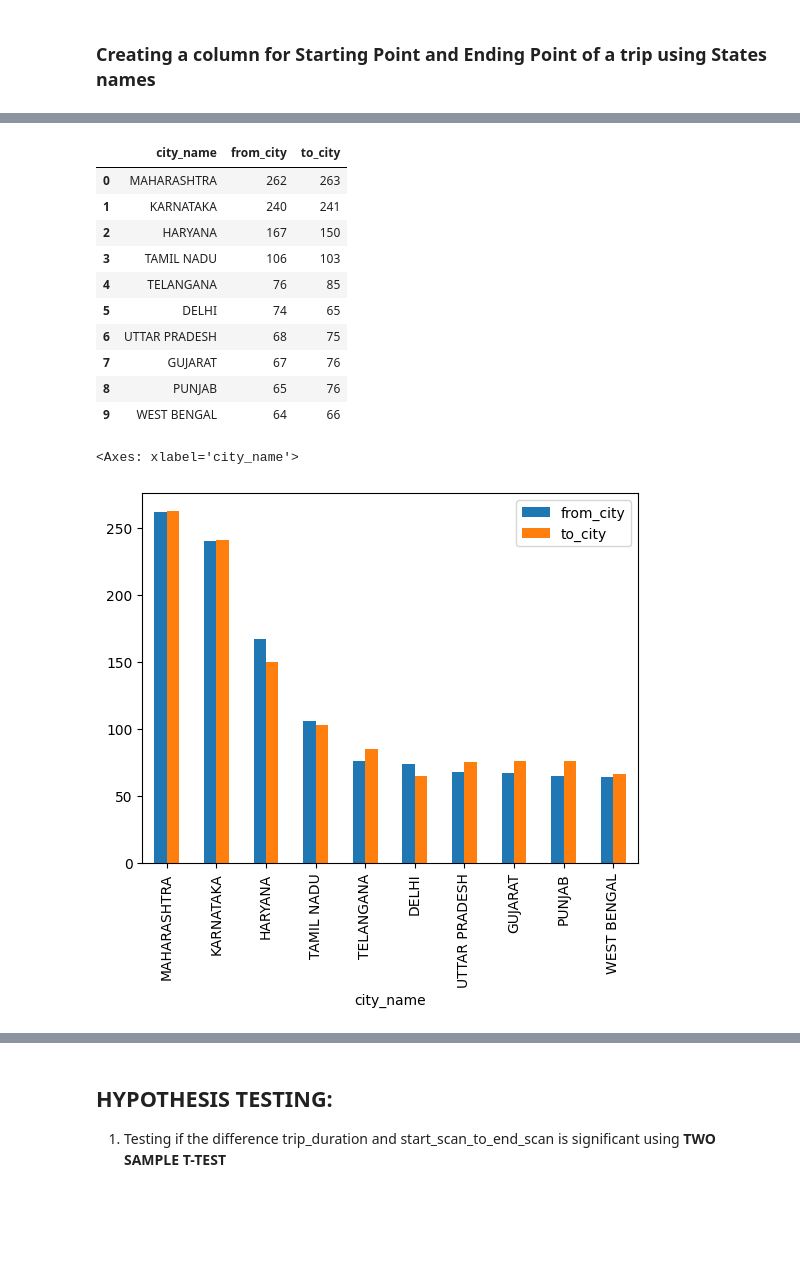
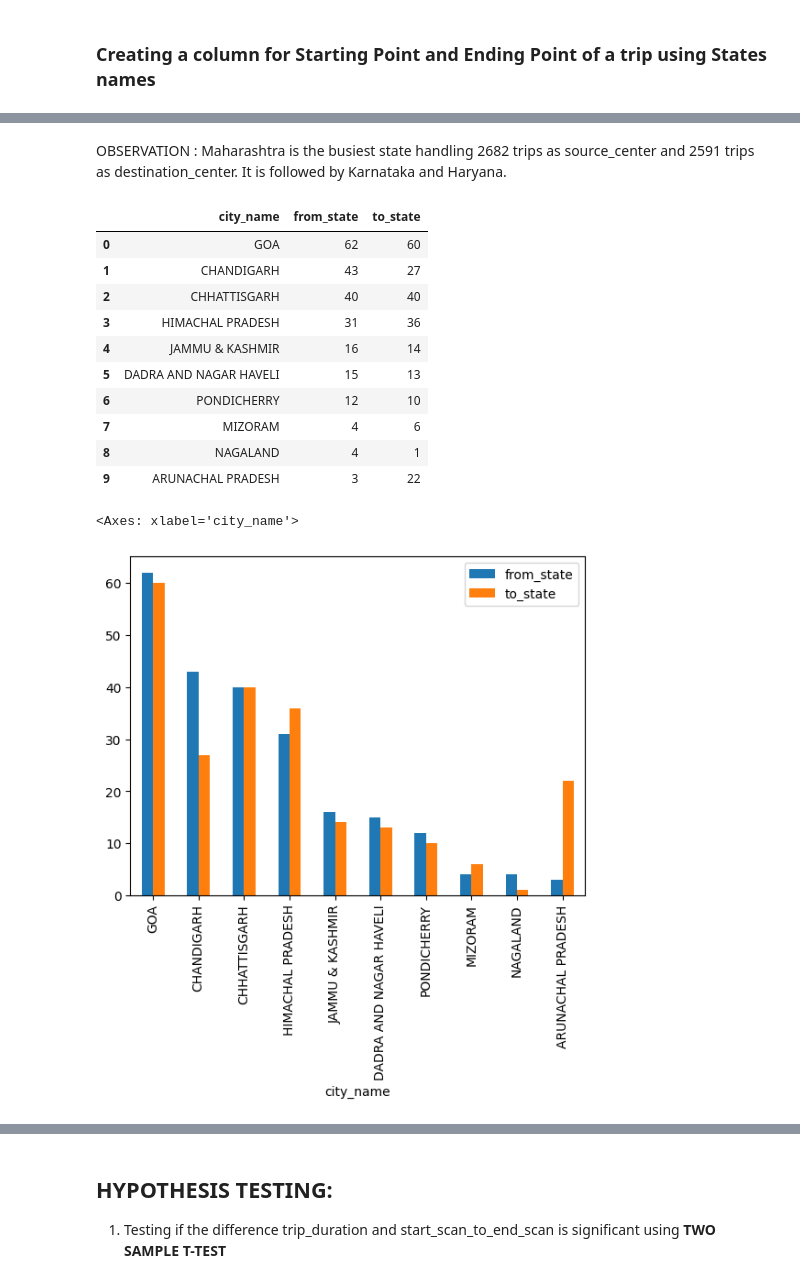
Before and after one commit to akshayabhale1406/SCLR_Delhivery_FE, a Jupyter notebook: Delhivery_FE.ipynb, the cells around one changed output, grey strips where cells are left out. Drawn from its saved outputs; the diff is of its cells as text; code cells hidden in the pictures; blank space fills up the shorter version.

```diff
--- a/Delhivery_FE.ipynb
+++ b/Delhivery_FE.ipynb
@@ -314,5 +316,5 @@ df_combined_times.head()
 # %%
-df_start_t_to_end_t = df.groupby("trip_uuid")["start_scan_to_end_scan"].last()
+df_start_t_to_end_t = df.groupby("trip_uuid")[["start_scan_to_end_scan","actual_distance_to_destination"]].last()
 df_start_t_to_end_t = df_start_t_to_end_t.reset_index()
 df_combined_times = df_combined_times.merge(df_start_t_to_end_t, on = "trip_uuid")
 df_combined_times.head()
@@ -338,5 +354,5 @@ df_combined_times.head()
 # %%
-df_combined_times = df_combined_times.loc[:, ['trip_uuid', 'route_type', 'source_name', 'trip_start_date', 'destination_name', 'od_end_time', 'trip_duration', 'start_scan_to_end_scan', 'actual_time', 'accumulated_actual_time', 'osrm_time', 'accumulated_osrm_time', 'osrm_distance', 'accumulated_osrm_distance']]
+df_combined_times = df_combined_times.loc[:, ['trip_uuid', 'route_type', 'source_name', 'trip_start_date', 'destination_name', 'od_end_time', 'trip_duration', "actual_distance_to_destination", 'start_scan_to_end_scan', 'actual_time', 'accumulated_actual_time', 'osrm_time', 'accumulated_osrm_time', 'osrm_distance', 'accumulated_osrm_distance']]
 df_combined_times["od_end_time"] = df_combined_times["od_end_time"].dt.date
 df_combined_times = df_combined_times.rename(columns = {"od_end_time" : "trip_end_date"})
 df_combined_times.head()
@@ -419,31 +439,33 @@ df_most_busy_center.plot(x = "Center_Code", y=["source_center", "destination_cen
+# %% [markdown]
+OBSERVATION : Maharashtra is the busiest state handling 2682 trips as source_center and 2591 trips as destination_center. It is followed by Karnataka and Haryana.
 # %%
-df_top_10_city = df_combined_times["source_name"].value_counts().head(10)
+df_bottom_10_city = df_combined_times["source_name"].value_counts().tail(13)
 
-df_top_10_destination_name = df_combined_times["destination_name"].value_counts().head(10)
+df_bottom_10_destination_name = df_combined_times["destination_name"].value_counts().tail(13)
 
-df_most_busy_city = df_top_10_city.reset_index().merge(df_top_10_destination_name.reset_index(), left_on="source_name", right_on="destination_name")
+df_least_busy_city = df_bottom_10_city.reset_index().merge(df_bottom_10_destination_name.reset_index(), left_on="source_name", right_on="destination_name")
 
-df_most_busy_city = df_most_busy_city.rename(columns={"source_name": "city_name"})
+df_least_busy_city = df_least_busy_city.rename(columns={"source_name": "city_name"})
 
-df_most_busy_city = df_most_busy_city.drop(columns=["destination_name"])
+df_least_busy_city = df_least_busy_city.drop(columns=["destination_name"])
 
-df_most_busy_city = df_most_busy_city.rename(columns = {"count_x" : "from_city", "count_y" : "to_city"})
+df_least_busy_city = df_least_busy_city.rename(columns = {"count_x" : "from_state", "count_y" : "to_state"})
 
-df_most_busy_city
+df_least_busy_city
 # %% [output]
-|  | city_name | from_city | to_city |
-| 0 | MAHARASHTRA | 262 | 263 |
-| 1 | KARNATAKA | 240 | 241 |
-| 2 | HARYANA | 167 | 150 |
-| 3 | TAMIL NADU | 106 | 103 |
-| 4 | TELANGANA | 76 | 85 |
-| 5 | DELHI | 74 | 65 |
-| 6 | UTTAR PRADESH | 68 | 75 |
-| 7 | GUJARAT | 67 | 76 |
-| 8 | PUNJAB | 65 | 76 |
-| 9 | WEST BENGAL | 64 | 66 |
+|  | city_name | from_state | to_state |
+| 0 | GOA | 62 | 60 |
+| 1 | CHANDIGARH | 43 | 27 |
+| 2 | CHHATTISGARH | 40 | 40 |
+| 3 | HIMACHAL PRADESH | 31 | 36 |
+| 4 | JAMMU & KASHMIR | 16 | 14 |
+| 5 | DADRA AND NAGAR HAVELI | 15 | 13 |
+| 6 | PONDICHERRY | 12 | 10 |
+| 7 | MIZORAM | 4 | 6 |
+| 8 | NAGALAND | 4 | 1 |
+| 9 | ARUNACHAL PRADESH | 3 | 22 |
 # %%
-df_most_busy_city.plot(x = "city_name", y=["from_city", "to_city"], kind="bar")
+df_least_busy_city.plot(x = "city_name", y=["from_state", "to_state"], kind="bar")
 # %% [output]
 <Axes: xlabel='city_name'>
-[figure, old version]
+[figure, new version]
```
Also changed, not shown: parts of 92 cells of this notebook.
